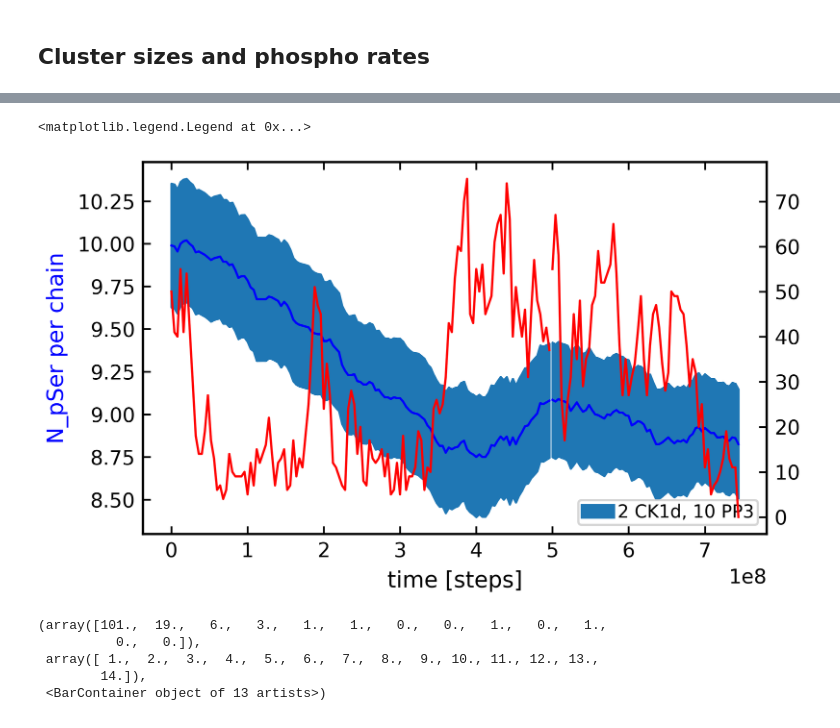
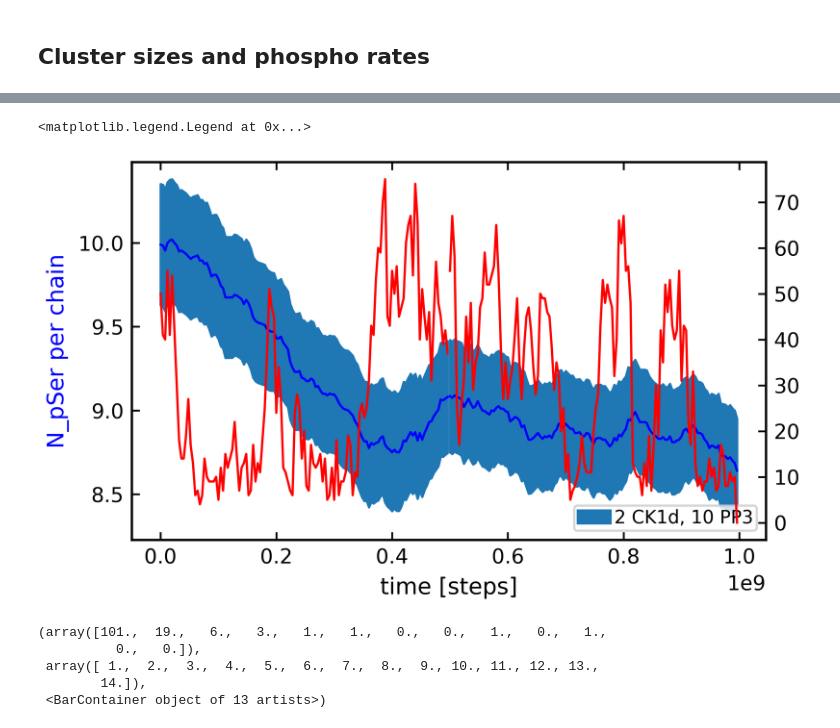
Before and after one commit to ezippo/HPA, a Jupyter notebook: active_droplets.ipynb, the cells around one changed output, grey strips where cells are left out. Drawn from its saved outputs; the diff is of its cells as text; code cells hidden in the pictures.

```diff
--- a/active_droplets.ipynb
+++ b/active_droplets.ipynb
@@ -22,7 +22,7 @@ plt.style.use('default')
 plt.style.use('/localscratch/zippoema/md_plots/rates_plot.mplstyle')
 # %%
 path_200 = '/localscratch/zippoema/project_ness/simulations/200-tdp43_CAL3/'
-path_ss = '/localscratch/zippoema/project_ness/simulations/search_steadystate/'
+path_ss = '/localscratch/zippoema/project_ness/simulations/phase_diagram/search_steadystate/'
 path_work = '/localscratch/zippoema/working_dir/'
 # %% [markdown]
 ## Compute Gamma ( s(c0_{in}) and s(c0_{out}) )
@@ -257,8 +253,12 @@ pSer_200_2_10_5us, d_pSer_200_2_10_5us = hpa.rates.pSer_per_chain(dirpath=path_s
+# %%
+pSer_200_2_10_5us, d_pSer_200_2_10_5us = hpa.rates.pSer_per_chain(dirpath=path_ss+'search_200-tdp43-lcd_2-ck1d-open_10-pp3/',
+                                              file_suffix='200-tdp43-lcd-2000pSer_2-com-ck1d-open_10-com-pp3_CAL3_search_5us_dump.gsd',
+                                              ser_l=ser_i, n_sims=1, times=times_ss, len_prot=154, n_prot=200)
 # %%
 dirpath=path_ss+'search_200-tdp43-lcd_2-ck1d-open_10-pp3/'
 file_suffix='200-tdp43-lcd-2000pSer_2-com-ck1d-open_10-com-pp3_CAL3_search_'
 # %%
-n_chains_arr = np.zeros((len(times_ss)+int(len(times_ss)/2),200))
+n_chains_arr = np.zeros((len(times_ss)*2,200))
 with gsd.hoomd.open(dirpath+f'sim1_'+file_suffix+'dump_centered.gsd', 'rb') as input_gsd:
     print(len(input_gsd))
     for i, tt in enumerate(tqdm(times_ss)):
@@ -268,9 +268,9 @@ with gsd.hoomd.open(dirpath+f'sim1_'+file_suffix+'dump_centered.gsd', 'rb') as i
 
 with gsd.hoomd.open(dirpath+f'sim1_'+file_suffix+'5us_dump_centered.gsd', 'rb') as input_gsd:
     print(len(input_gsd))
-    for j, tt in enumerate(tqdm(times_ss[:int(len(times_ss)/2)])):
+    for j, tt in enumerate(tqdm(times_ss)):
         frame = input_gsd[int(tt)]
         tmp_nc_5ck1d = hpa.cluster.clusters_size_from_dbscan_pbc_fast(frame, np.array([100,100,100]), n_particles=30800, n_chains=200, eps=1, min_sample=2)/154.
-        n_chains_arr[i+j] = tmp_nc_5ck1d
+        n_chains_arr[i+j+1] = tmp_nc_5ck1d
 # %% [output]
 2500
@@ -280,30 +310,30 @@ condensate_size_t = np.max(n_chains_arr, axis=1)
 # %%
 time_step_ss = times_ss*200000
 
 fig, ax1 = plt.subplots(figsize=(5, 3))
 
 # Plot the first array with the primary y-axis
 ax1.plot(time_step_ss, pSer_200_2_10, 'b')
 ax1.fill_between(time_step_ss, pSer_200_2_10-d_pSer_200_2_10, pSer_200_2_10+d_pSer_200_2_10, color='tab:blue', label='2 CK1d, 10 PP3')
-ax1.plot(time_step_ss[:62]+5*10e7, pSer_200_2_10_5us, 'b')
-ax1.fill_between(time_step_ss[:62]+5*10e7, pSer_200_2_10_5us-d_pSer_200_2_10_5us, pSer_200_2_10_5us+d_pSer_200_2_10_5us, color='tab:blue')
+ax1.plot(time_step_ss+5*10e7, pSer_200_2_10_5us, 'b')
+ax1.fill_between(time_step_ss+5*10e7, pSer_200_2_10_5us-d_pSer_200_2_10_5us, pSer_200_2_10_5us+d_pSer_200_2_10_5us, color='tab:blue')
 
 ax1.set_xlabel('time [steps]')
 ax1.set_ylabel('N_pSer per chain', color='b')
 
 ax2 = ax1.twinx()
 ax2.plot(time_step_ss, condensate_size_t[:125], 'r')
-ax2.plot(time_step_ss[:62]+5*10e7, condensate_size_t[125:], 'r')
+ax2.plot(time_step_ss+5*10e7, condensate_size_t[125:], 'r')
 
 #ax1.set_ylim(3,5)
 #ax1.set_xlim(2*1e8,10*1e8)
 ax1.legend(ncols=2, loc='lower right')
 #filename = '/localscratch/zippoema/project_ness/plots/2-tdp43-lcd_1-ck1d-open_1-pp3/n_pser_in_time_20-tdp43'
 #plt.savefig(filename+'.png', dpi=600)
 #plt.savefig(filename+'.pdf', dpi=600)
 # %% [output]
 <matplotlib.legend.Legend at 0x...>
-[figure, old version]
+[figure, new version]
 # %%
 plt.figure()
 plt.hist(n_chains_arr[124], bins=list(np.arange(1,15)), rwidth=0.9)
```
Also changed, not shown: parts of 4 cells of this notebook, 3 other files.
